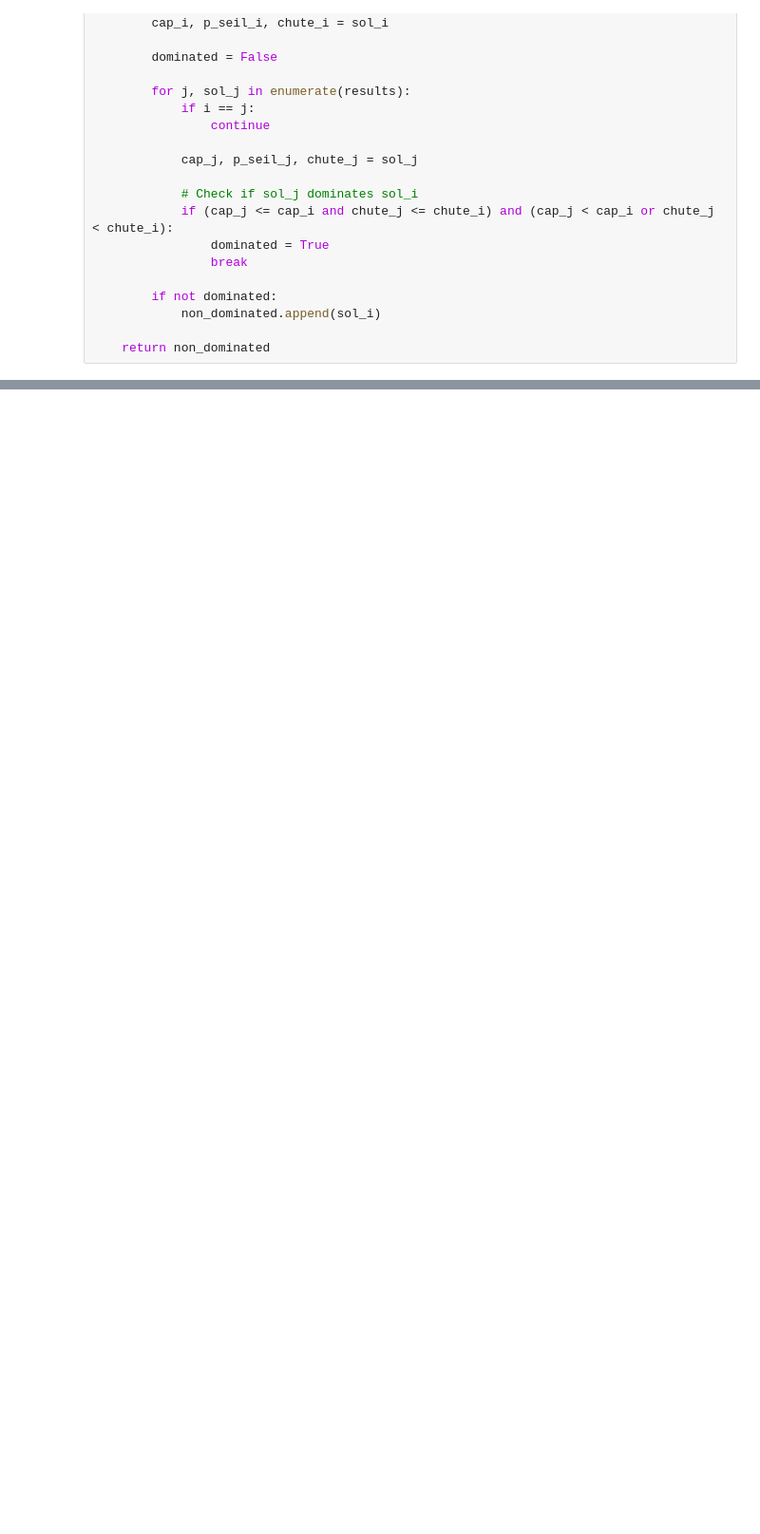
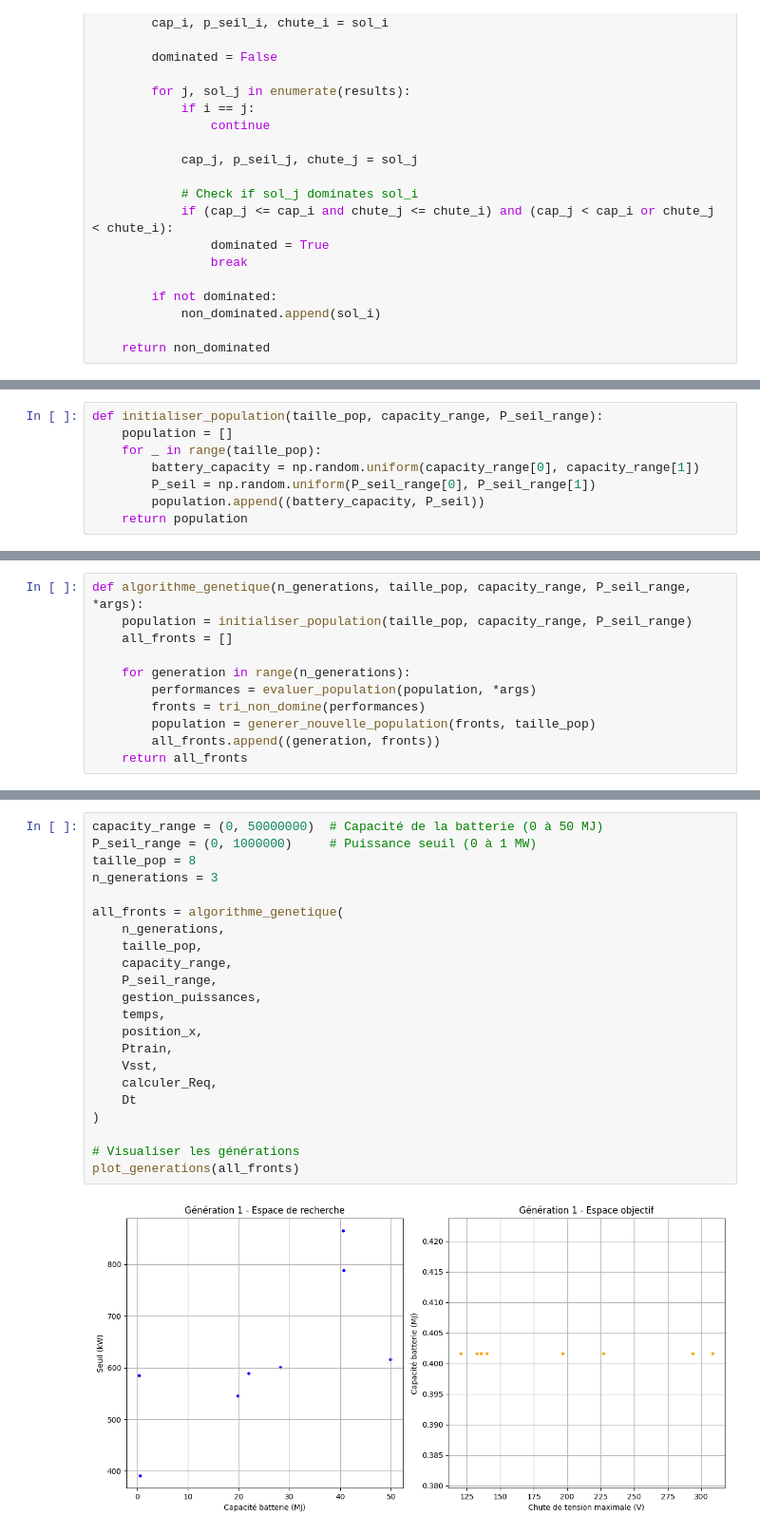
Before and after one commit to Lounes78/Opti_gen_NSGA2, a Jupyter notebook: nouvelle version.ipynb, the cells around one changed output, grey strips where cells are left out. Shown at 95% size. Drawn from its saved outputs; the diff is of its cells as text; blank space fills up the shorter version.

Commit message:
Algorithme NSGA2

```diff
--- a/nouvelle version.ipynb
+++ b/nouvelle version.ipynb
@@ -506,0 +558,8 @@ plot_results(results)
+# %%
+def initialiser_population(taille_pop, capacity_range, P_seil_range):
+    population = []
+    for _ in range(taille_pop):
+        battery_capacity = np.random.uniform(capacity_range[0], capacity_range[1])
+        P_seil = np.random.uniform(P_seil_range[0], P_seil_range[1])
+        population.append((battery_capacity, P_seil))
+    return population
@@ -506,0 +616,11 @@ plot_results(results)
+# %%
+def algorithme_genetique(n_generations, taille_pop, capacity_range, P_seil_range, *args):
+    population = initialiser_population(taille_pop, capacity_range, P_seil_range)
+    all_fronts = []
+
+    for generation in range(n_generations):
+        performances = evaluer_population(population, *args)
+        fronts = tri_non_domine(performances)
+        population = generer_nouvelle_population(fronts, taille_pop)
+        all_fronts.append((generation, fronts))
+    return all_fronts
@@ -506,0 +654,24 @@ plot_results(results)
+# %%
+capacity_range = (0, 50000000)  # Capacité de la batterie (0 à 50 MJ)
+P_seil_range = (0, 1000000)     # Puissance seuil (0 à 1 MW)
+taille_pop = 8
+n_generations = 3
+
+all_fronts = algorithme_genetique(
+    n_generations,
+    taille_pop,
+    capacity_range,
+    P_seil_range,
+    gestion_puissances,
+    temps,
+    position_x,
+    Ptrain,
+    Vsst,
+    calculer_Req,
+    Dt
+)
+
+# Visualiser les générations
+plot_generations(all_fronts)
+# %% [output]
+[figure, added]
```
Also changed, not shown: parts of 11 cells of this notebook.
